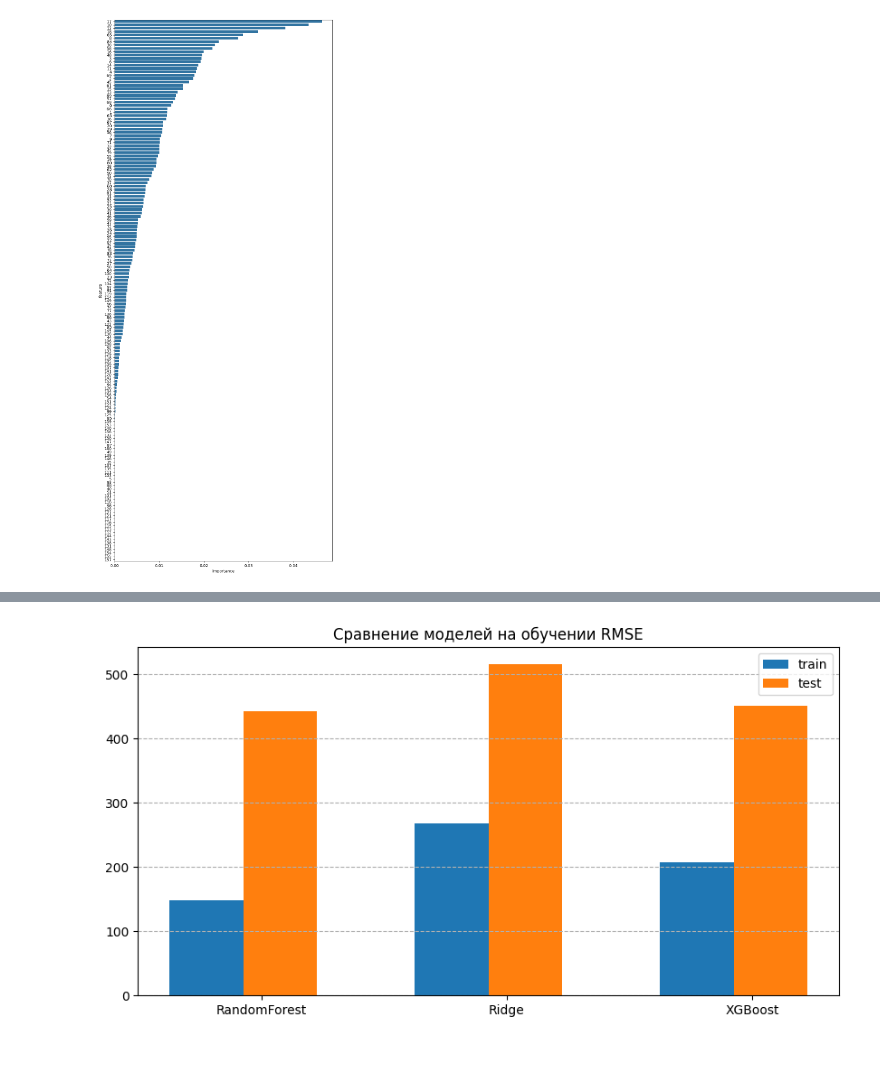
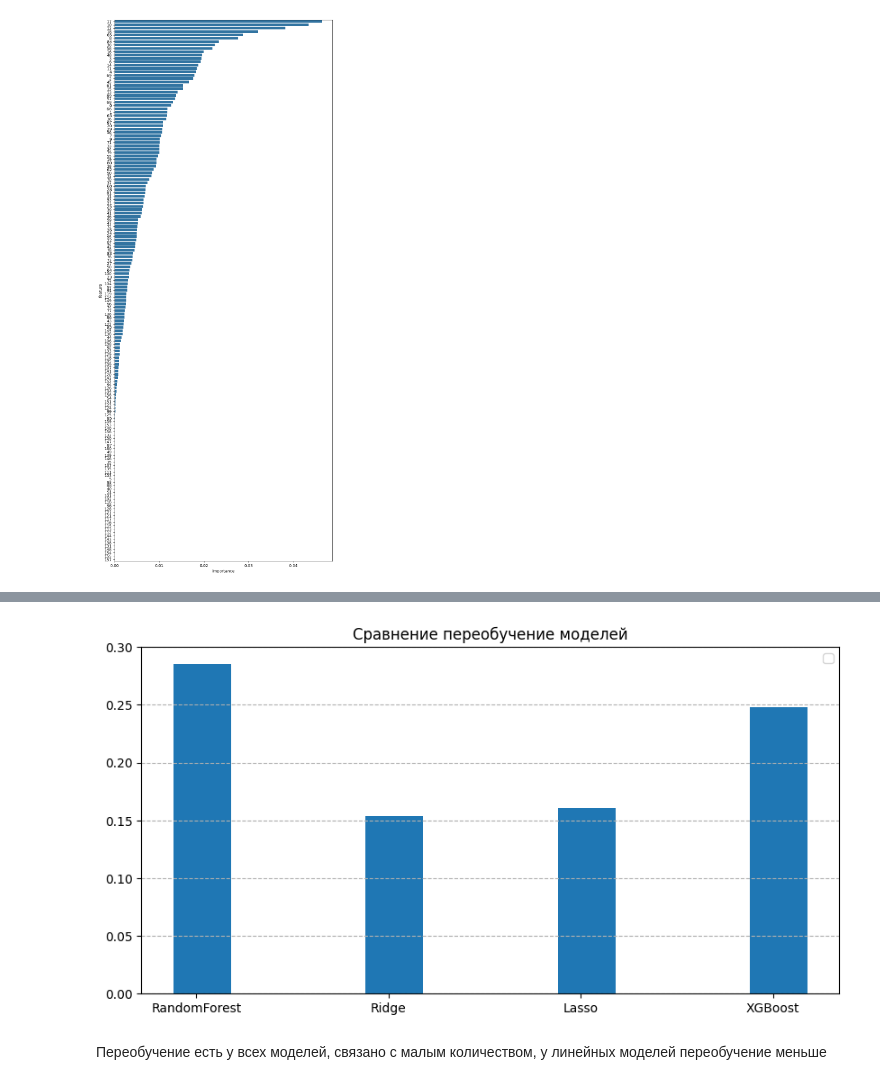
Before and after one commit to alexrad555/coursework_classic_ml, a Jupyter notebook: ic50_reg.ipynb, the cells around one changed output, grey strips where cells are left out. Cells and saved outputs as stored; diff of their text form; code cells hidden in the pictures; blank space fills up the shorter version.

```diff
--- a/ic50_reg.ipynb
+++ b/ic50_reg.ipynb
@@ -413,16 +261,17 @@ plt.show()
-# %%
-plt.figure(figsize=(10, 5))
-width = 0.3
-x = np.arange(len(df_metrics_train['Model']))
-plt.bar(x - 0.75 * width, df_metrics_train['RMSE'], width, label='train')
-plt.bar(x + 0.25 * width, df_metrics_test['RMSE'], width, label='test')
-plt.xticks(x, df_metrics_train['Model'])
-plt.legend()
-plt.grid(axis='y',linestyle= '--')
-plt.title('Сравнение моделей на обучении RMSE')
-plt.show()
-# %% [output]
-[figure, removed]
+# %%
+plt.figure(figsize=(10, 5))
+width = 0.3
+x = np.arange(len(df_metrics_test['Model']))
+plt.bar(x + 0.1 * width, df_metrics_test['RETRAINING'], width)
+plt.xticks(x, df_metrics_test['Model'])
+plt.legend()
+plt.grid(axis='y',linestyle= '--')
+plt.title('Сравнение переобучение моделей')
+plt.show()
+# %% [output]
+[figure, added]
+# %% [markdown]
+Переобучение есть у всех моделей, связано с малым количеством, у линейных моделей переобучение меньше
 # %%
 plt.figure(figsize=(10, 5))
 width = 0.3
```
Also changed, not shown: parts of 20 cells of this notebook.
